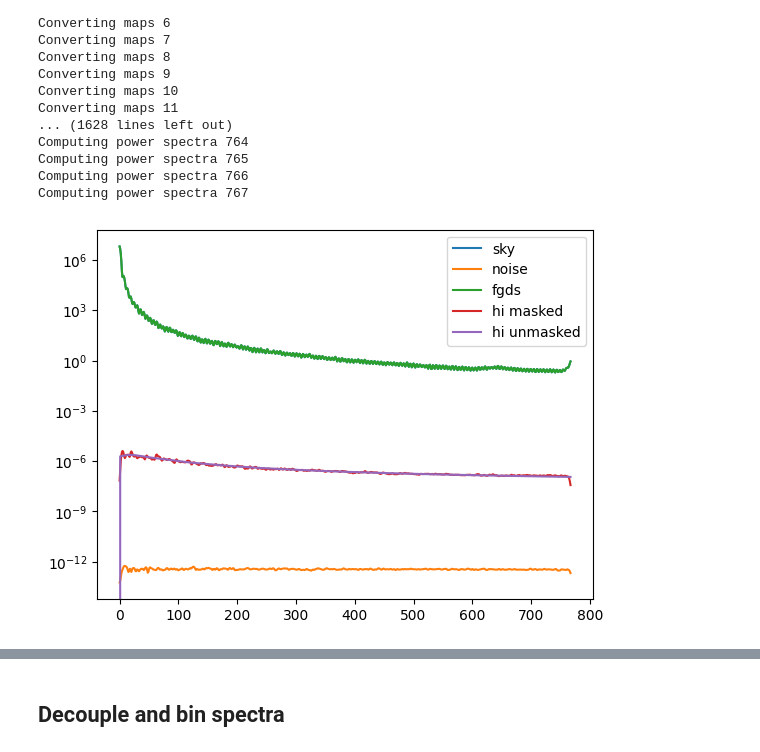
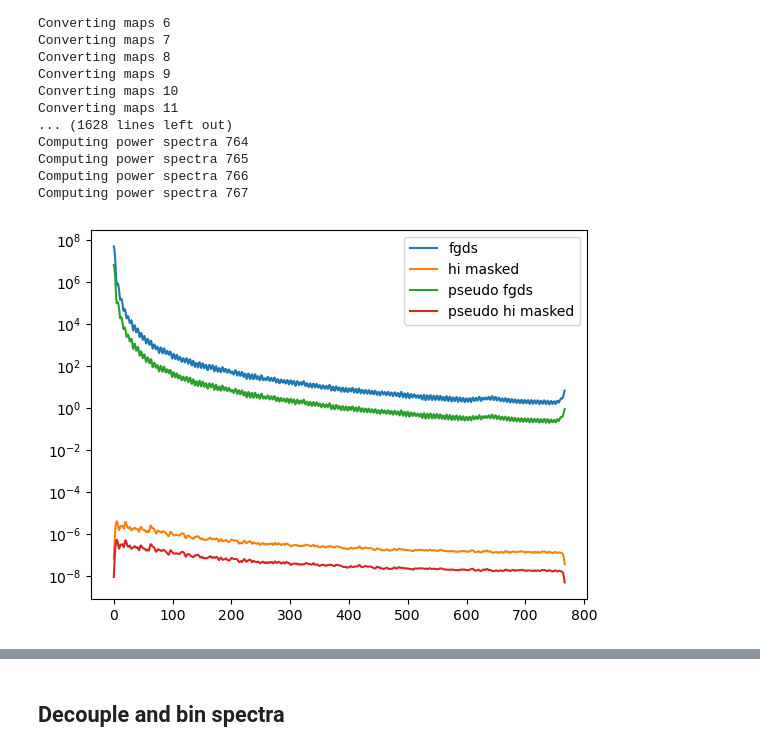
Before and after one commit to urwa99/SMICA_Paper, a Jupyter notebook: Notebooks_1/smica_test.ipynb, the cells around one changed output, grey strips where cells are left out. Cells and saved outputs as stored; diff of their text form; code cells hidden in the pictures.

```diff
--- a/Notebooks_1/smica_test.ipynb
+++ b/Notebooks_1/smica_test.ipynb
@@ -123,10 +114,10 @@ Rotating map 54
 # np.save("rotated_noise.npy", rotated_noise)
 # np.save("rotated_sky.npy", rotated_sky)
 # %%
-rotated_fgds=np.load("/home/iloveorcas/SMICA_Paper/results/rotated_fgds.npy")
-rotated_hi=np.load("/home/iloveorcas/SMICA_Paper/results/rotated_hi.npy")
-rotated_noise=np.load("/home/iloveorcas/SMICA_Paper/results/rotated_noise.npy")
-rotated_sky=np.load("/home/iloveorcas/SMICA_Paper/results/rotated_sky.npy")
+rotated_fgds=np.load(f"{input_path}/rotated_fgds.npy")
+rotated_hi=np.load(f"{input_path}/rotated_hi.npy")
+rotated_noise=np.load(f"{input_path}/rotated_noise.npy")
+rotated_sky=np.load(f"{input_path}/rotated_sky.npy")
 # %% [markdown]
 instead of rotating HI in pixel space rotate with alms because in pixel spaces it uses interpolation, since in rotating the rotated pixel falls in between pixels.
 # %% [markdown]
@@ -188,13 +172,21 @@ hi_test= hp.anafast(rotated_hi[0])
+# %%
+fsky=mask.mean()
+pseudo_fgds_cl=fgds_cl/fsky
+pseudo_hi_cl=hi_cl/fsky
+pseudo_noise_cl=noise_cl/fsky
+pseudo_sky_cl=sky_cl/fsky
 # %%
-plt.plot(sky_cl[:,0,0], label='sky')
-plt.plot(noise_cl[:,0,0], label='noise')
-plt.plot(fgds_cl[:,0,0], label='fgds')
-plt.plot(hi_cl[:,0,0]/mask.mean(), label='hi masked')
-plt.plot(cl_hi[:,0,0], label='hi unmasked')
+# plt.plot(sky_cl[:,0,0], label='sky')
+# plt.plot(noise_cl[:,0,0], label='noise')
+plt.plot(fgds_cl[:,0,0]/fsky, label='fgds')
+plt.plot(hi_cl[:,0,0]/fsky, label='hi masked')
+plt.plot(fgds_cl[:,0,0], label='pseudo fgds')
+plt.plot(hi_cl[:,0,0], label='pseudo hi masked')
+# plt.plot(cl_hi[:,0,0], label='hi unmasked')
 
 
 plt.legend()
 plt.yscale('log')
 # plt.loglog()
 # %% [output]
-[figure, old version]
+[figure, new version]
```
Also changed, not shown: parts of 64 cells of this notebook.
